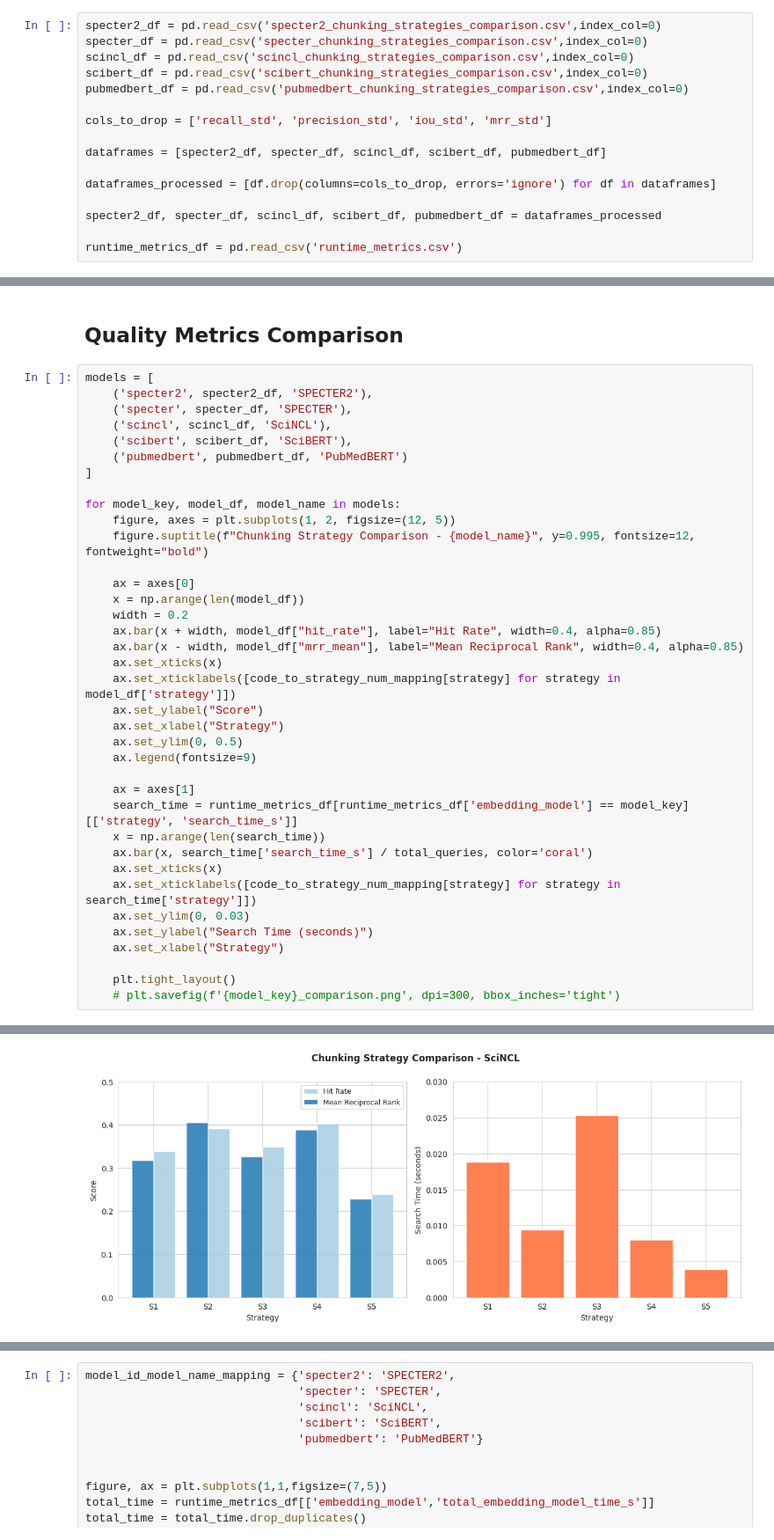
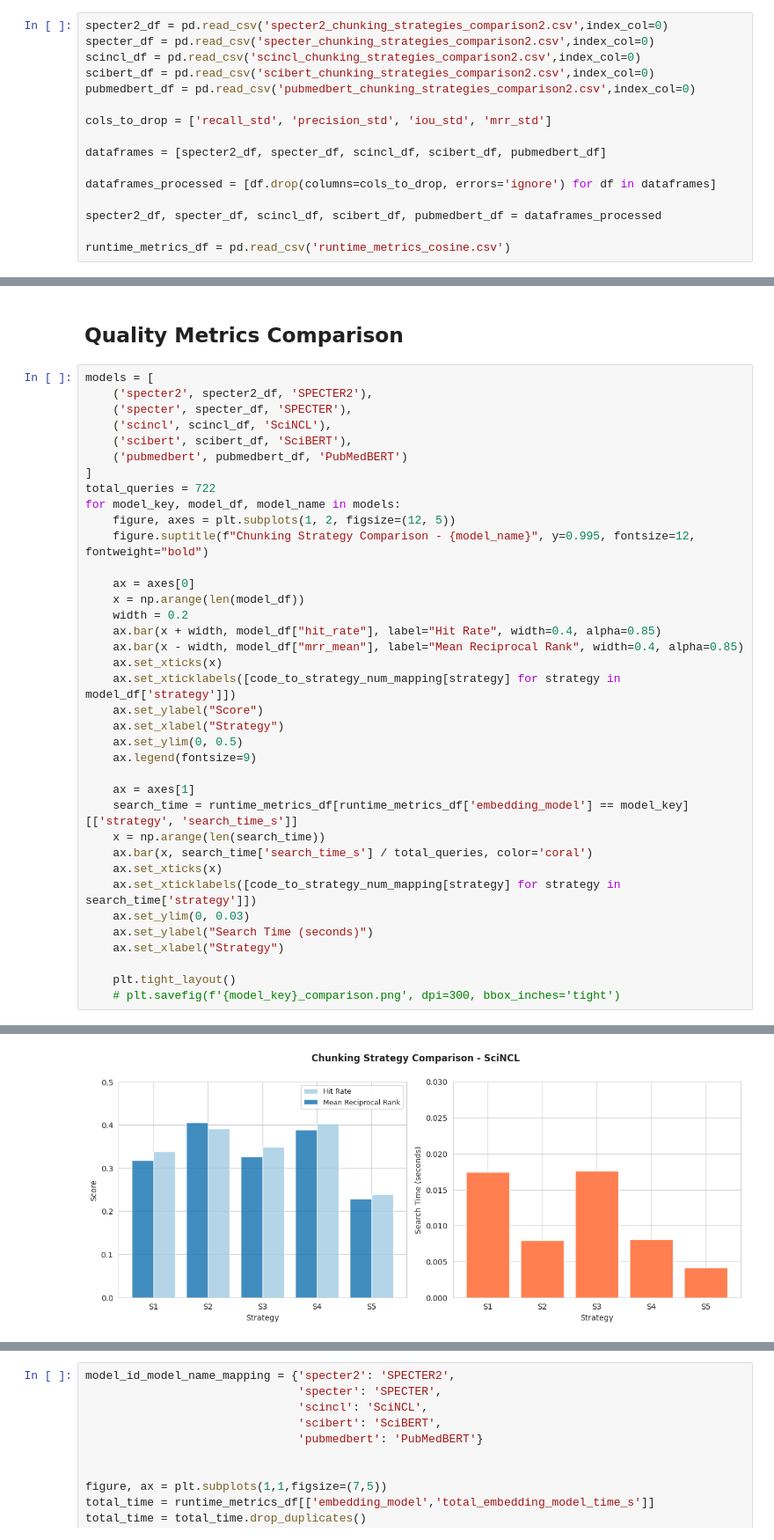
Before and after one commit to hakeematyab/Queryable-Shared-Reference-Repository, a Jupyter notebook: notebooks/Embedding_Chunking_Visualizations.ipynb, the cells around one changed output, grey strips where cells are left out. Shown: that part at 88% size. Cells and saved outputs as stored; diff of their text form.

Commit message:
embedding chunking benchmark for cosine distance

```diff
--- a/notebooks/Embedding_Chunking_Visualizations.ipynb
+++ b/notebooks/Embedding_Chunking_Visualizations.ipynb
@@ -10,11 +10,11 @@ sns.set_style("whitegrid")
 sns.set_palette("Paired")
 plt.rcParams["figure.facecolor"] = "white"
 # %%
-specter2_df = pd.read_csv('specter2_chunking_strategies_comparison.csv',index_col=0)
-specter_df = pd.read_csv('specter_chunking_strategies_comparison.csv',index_col=0)
-scincl_df = pd.read_csv('scincl_chunking_strategies_comparison.csv',index_col=0)
-scibert_df = pd.read_csv('scibert_chunking_strategies_comparison.csv',index_col=0)
-pubmedbert_df = pd.read_csv('pubmedbert_chunking_strategies_comparison.csv',index_col=0)
+specter2_df = pd.read_csv('specter2_chunking_strategies_comparison2.csv',index_col=0)
+specter_df = pd.read_csv('specter_chunking_strategies_comparison2.csv',index_col=0)
+scincl_df = pd.read_csv('scincl_chunking_strategies_comparison2.csv',index_col=0)
+scibert_df = pd.read_csv('scibert_chunking_strategies_comparison2.csv',index_col=0)
+pubmedbert_df = pd.read_csv('pubmedbert_chunking_strategies_comparison2.csv',index_col=0)
 
 cols_to_drop = ['recall_std', 'precision_std', 'iou_std', 'mrr_std']
 
@@ -24,7 +24,7 @@ dataframes_processed = [df.drop(columns=cols_to_drop, errors='ignore') for df in
 
 specter2_df, specter_df, scincl_df, scibert_df, pubmedbert_df = dataframes_processed
 
-runtime_metrics_df = pd.read_csv('runtime_metrics.csv')
+runtime_metrics_df = pd.read_csv('runtime_metrics_cosine.csv')
 # %%
 specter2_df.head()
 # %% [output]
@@ -86,7 +86,7 @@ models = [
     ('scibert', scibert_df, 'SciBERT'),
     ('pubmedbert', pubmedbert_df, 'PubMedBERT')
 ]
-
+total_queries = 722
 for model_key, model_df, model_name in models:
     figure, axes = plt.subplots(1, 2, figsize=(12, 5))
     figure.suptitle(f"Chunking Strategy Comparison - {model_name}", y=0.995, fontsize=12, fontweight="bold")
@@ -121,2 +121,2 @@ for model_key, model_df, model_name in models:
-[figure, old version]
+[figure, new version]
 [figure]
```
Also changed, not shown: parts of 3 cells of this notebook, 5 other files.
